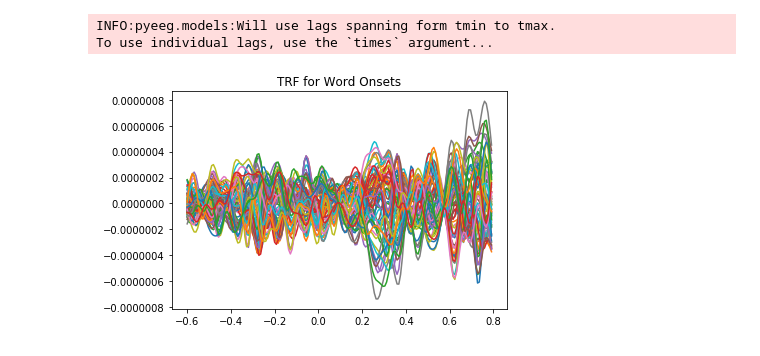
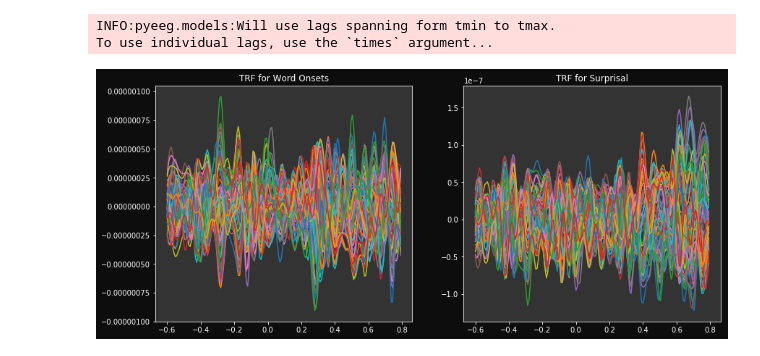
Before and after one commit to Hugo-W/pyEEG, a Jupyter notebook: examples/TRF_wordonsets.ipynb, the cells around one changed output. Saved outputs shown, nothing was run; the diff lists cells and outputs as text; code cells hidden in the pictures.

Commit message:
new (word vectors) and updated notebooks examples

```diff
--- a/examples/TRF_wordonsets.ipynb
+++ b/examples/TRF_wordonsets.ipynb
@@ -47,7 +33,9 @@ As is, the trigger channel will consist entirely of zeros.
 from pyeeg.io import WordLevelFeatures
 env_path = '/media/hw2512/SeagateExpansionDrive/EEG_data/Katerina_experiment/story_parts/alignement_data/'
 wordfreq_path = '/media/hw2512/SeagateExpansionDrive/EEG_data/Katerina_experiment/story_parts/word_frequencies/'
+surprisal_path = '/media/hw2512/SeagateExpansionDrive/EEG_data/Katerina_experiment/story_parts/surprisal/'
 list_wordfreq_files = [item for item in os.listdir(wordfreq_path) if item.endswith('timed.csv')]
+list_surprisal_files = [item for item in os.listdir(surprisal_path) if item.endswith('3.txt')]
 list_stories = [item.strip('_word_freq_timed.csv') for item in list_wordfreq_files]
 list_env_files = [os.path.join(env_path, s, s + '_125Hz.Env') for s in list_stories]
 
@@ -57,10 +45,17 @@ onsets = loadmat(onset_path)['onsets']
 # Loading word onset and duration for AUNP02:
 wo_path = os.path.join(wordfreq_path, list_wordfreq_files[story_id])
 duration_path = os.path.join(env_path, list_env_files[story_id])
+surp_path = os.path.join(surprisal_path, list_surprisal_files[1])
 # %%
 # Create word-level feature object:
-wf = WordLevelFeatures(path_praat_env=duration_path, path_wordonsets=wo_path)
-x = wf.align_word_features(srate=raw.info['sfreq'], features=[])
+wf = WordLevelFeatures(path_praat_env=duration_path, path_wordonsets=wo_path, path_surprisal=surp_path)
+
+# Creating feature matrix
+x = wf.align_word_features(srate=raw.info['sfreq'], features=('surprisal',))
+
+# Getting EEG data
 y = raw.get_data()
+
+# Croping data with indices that match current story for this participant
 indices = wf.samples_from_onset(onsets[subj_id, story_id], srate=raw.info['sfreq'])
 y = y[:, indices].T
@@ -70,13 +67,21 @@ y = y[:, indices].T
  will be generated when fitting the class instance to aligned EEG and feature data.
 # %%
 from pyeeg.models import TRFEstimator
-trf = TRFEstimator(tmin=-0.6, tmax=0.8, srate=raw.info['sfreq'])
-trf.fit(x, y, feat_names=["Word Onsets"])
+
+# TRF instance
+reg_param = 0. # Ridge parameter
+trf = TRFEstimator(tmin=-0.6, tmax=0.8, srate=raw.info['sfreq'], alpha=reg_param)
+
+# Fit our model
+trf.fit(x, y, feat_names=["Word Onsets", "Surprisal"])
 # %% [output]
 INFO:pyeeg.models:Will use lags spanning form tmin to tmax.
 To use individual lags, use the `times` argument...
+# %%
+import matplotlib.pyplot as plt
+plt.style.use("my_dark")
 # %%
 # Plot model:
-trf.plot_single_feature(0)
+trf.plot_single_feature(feat_id=[0,1], figsize=(14,6))
 # %% [output]
-[figure, old version]
+[figure, new version]
```
Also changed, not shown: parts of 17 cells of this notebook.
